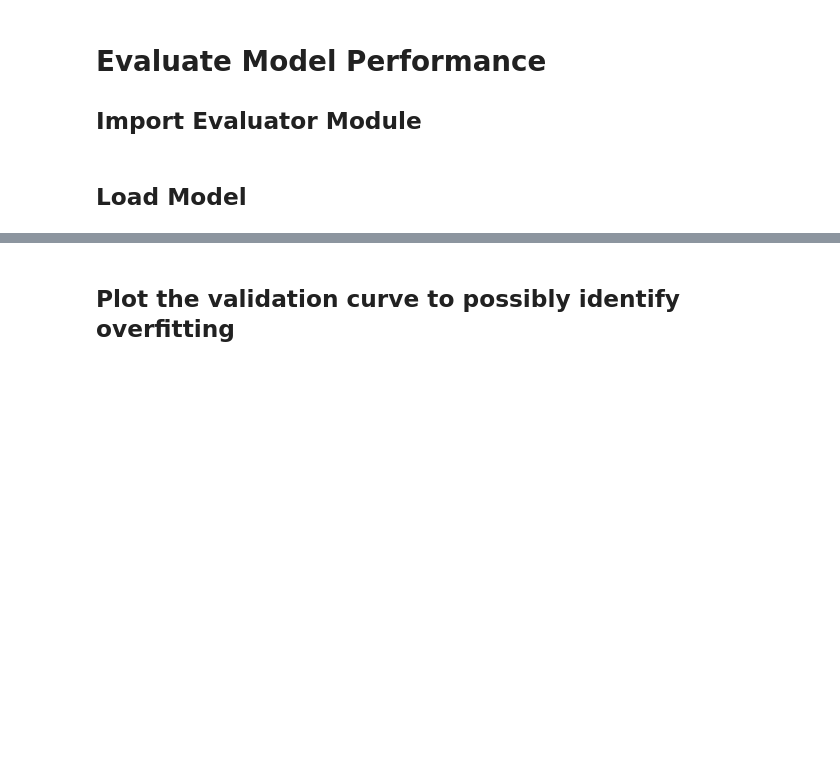
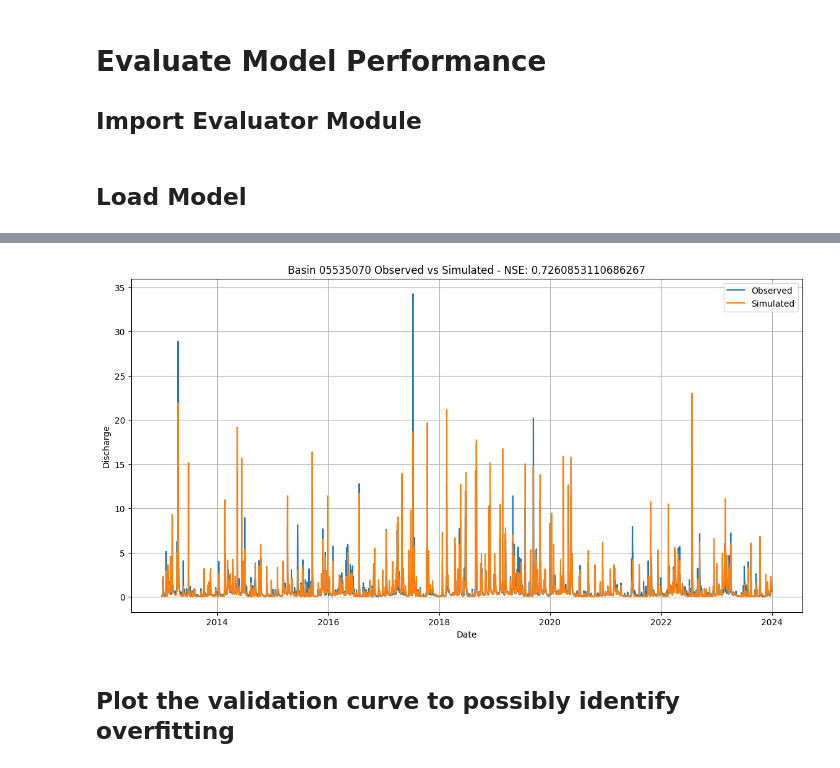
Before and after one commit to yunsupark1120/GAGEii_modeling, a Jupyter notebook: evaluation.ipynb, the cells around one changed output, grey strips where cells are left out. Saved outputs shown, nothing was run; the diff lists cells and outputs as text; code cells hidden in the pictures; blank space fills up the shorter version.

```diff
--- a/evaluation.ipynb
+++ b/evaluation.ipynb
@@ -141,3 +89,7 @@ detected
+# %%
+evaluator.plot_prediction("05535070")
+# %% [output]
+[figure, added]
 # %% [markdown]
 ## Plot the validation curve to possibly identify overfitting
 # %%
```
Also changed, not shown: parts of 20 cells of this notebook, 5 other files.
